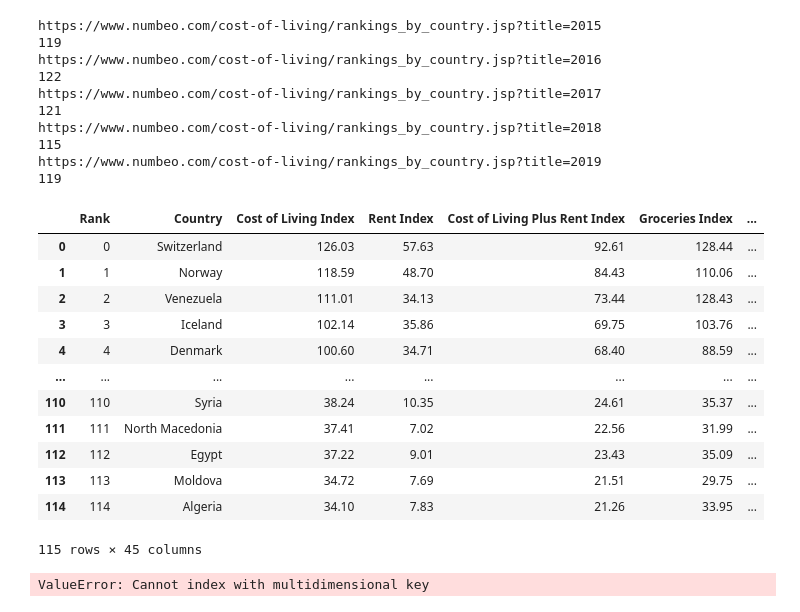
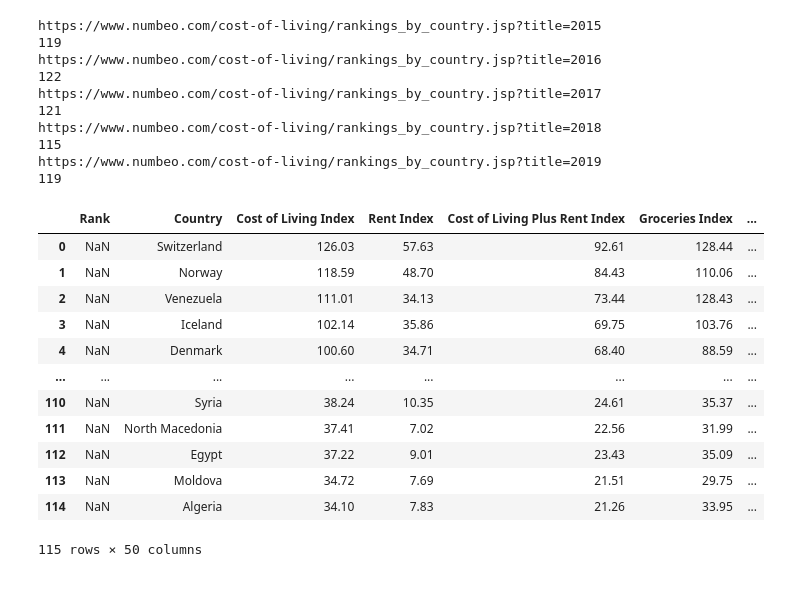
Before and after one commit to mactzu/STDs, a Jupyter notebook: work/michelle/Project-Work.ipynb, the cells around one changed output. Cells and saved outputs as stored; diff of their text form; code cells hidden in the pictures.

```diff
--- a/work/michelle/Project-Work.ipynb
+++ b/work/michelle/Project-Work.ipynb
@@ -33,7 +33,6 @@ COLI_df_2017 = pd.DataFrame(all_COLI_data[2])
 COLI_df_2018 = pd.DataFrame(all_COLI_data[3])
 COLI_df_2019 = pd.DataFrame(all_COLI_data[4])
 
-
 # add a column for year and assigning year value
 COLI_df_2015["Year"] = [int(2015)]*len(all_COLI_data[0])
 COLI_df_2016["Year"] = [int(2016)]*len(all_COLI_data[1])
@@ -41,35 +40,30 @@ COLI_df_2017["Year"] = [int(2017)]*len(all_COLI_data[2])
 COLI_df_2018["Year"] = [int(2018)]*len(all_COLI_data[3])
 COLI_df_2019["Year"] = [int(2019)]*len(all_COLI_data[4])
 
-
-# reset the annual ranking based on row number
-COLI_df_2015["Rank"] = np.arange(len(COLI_df_2015))
-COLI_df_2016["Rank"] = np.arange(len(COLI_df_2016))
-COLI_df_2017["Rank"] = np.arange(len(COLI_df_2017))
-COLI_df_2018["Rank"] = np.arange(len(COLI_df_2018))
-COLI_df_2019["Rank"] = np.arange(len(COLI_df_2019))
+# add annual ranking based on row number + 1
+COLI_df_2015["Ranking"] = np.arange(start = 1, stop = len(COLI_df_2015)+1, step = 1)
+COLI_df_2016["Ranking"] = np.arange(start = 1, stop = len(COLI_df_2016)+1, step = 1)
+COLI_df_2017["Ranking"] = np.arange(start = 1, stop = len(COLI_df_2017)+1, step = 1)
+COLI_df_2018["Ranking"] = np.arange(start = 1, stop = len(COLI_df_2018)+1, step = 1)
+COLI_df_2019["Ranking"] = np.arange(start = 1, stop = len(COLI_df_2019)+1, step = 1)
 # %%
-# concatenate dataframes for all years
-result_df = pd.concat([COLI_df_2015,COLI_df_2016, COLI_df_2017, COLI_df_2018, COLI_df_2019], axis=1, join="inner")
+# concatenate dataframes for all years to find common countries across all years
+result_df = pd.concat([COLI_df_2015,COLI_df_2016, COLI_df_2017, COLI_df_2018, COLI_df_2019],
+                      axis=1,
+                      join="inner"
+                     )
+result_df
+# %% [output]
+|  | Rank | Country | Cost of Living Index | Rent Index | Cost of Living Plus Rent Index | Groceries Index | ... |
+| 0 | NaN | Switzerland | 126.03 | 57.63 | 92.61 | 128.44 | ... |
+| 1 | NaN | Norway | 118.59 | 48.70 | 84.43 | 110.06 | ... |
+| 2 | NaN | Venezuela | 111.01 | 34.13 | 73.44 | 128.43 | ... |
+| 3 | NaN | Iceland | 102.14 | 35.86 | 69.75 | 103.76 | ... |
+| 4 | NaN | Denmark | 100.60 | 34.71 | 68.40 | 88.59 | ... |
+| ... | ... | ... | ... | ... | ... | ... | ... |
+| 110 | NaN | Syria | 38.24 | 10.35 | 24.61 | 35.37 | ... |
+| 111 | NaN | North Macedonia | 37.41 | 7.02 | 22.56 | 31.99 | ... |
+| 112 | NaN | Egypt | 37.22 | 9.01 | 23.43 | 35.09 | ... |
+| 113 | NaN | Moldova | 34.72 | 7.69 | 21.51 | 29.75 | ... |
+| 114 | NaN | Algeria | 34.10 | 7.83 | 21.26 | 33.95 | ... |
+115 rows × 50 columns
-# %%
-result_df
-# %% [output]
-|  | Rank | Country | Cost of Living Index | Rent Index | Cost of Living Plus Rent Index | Groceries Index | ... |
-| 0 | 0 | Switzerland | 126.03 | 57.63 | 92.61 | 128.44 | ... |
-| 1 | 1 | Norway | 118.59 | 48.70 | 84.43 | 110.06 | ... |
-| 2 | 2 | Venezuela | 111.01 | 34.13 | 73.44 | 128.43 | ... |
-| 3 | 3 | Iceland | 102.14 | 35.86 | 69.75 | 103.76 | ... |
-| 4 | 4 | Denmark | 100.60 | 34.71 | 68.40 | 88.59 | ... |
-| ... | ... | ... | ... | ... | ... | ... | ... |
-| 110 | 110 | Syria | 38.24 | 10.35 | 24.61 | 35.37 | ... |
-| 111 | 111 | North Macedonia | 37.41 | 7.02 | 22.56 | 31.99 | ... |
-| 112 | 112 | Egypt | 37.22 | 9.01 | 23.43 | 35.09 | ... |
-| 113 | 113 | Moldova | 34.72 | 7.69 | 21.51 | 29.75 | ... |
-| 114 | 114 | Algeria | 34.10 | 7.83 | 21.26 | 33.95 | ... |
-115 rows × 45 columns
-# %%
-both_years_df = result_df.loc[((result_df["Year"] == 2015) &
-                               (result_df["Year"] == 2019)),
-                               "Rank":"Year"]
-# %% [output]
-ValueError: Cannot index with multidimensional key
```
Also changed, not shown: parts of 16 cells of this notebook.
